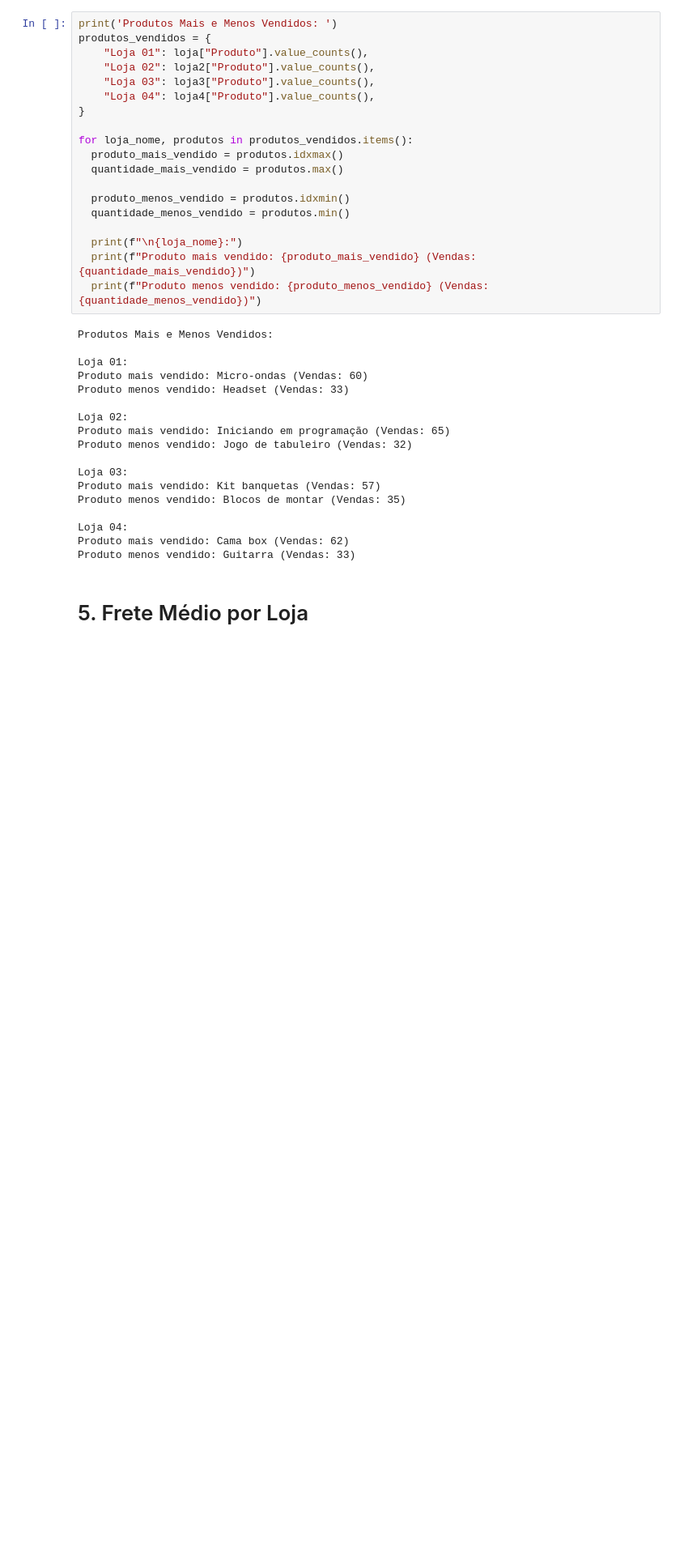
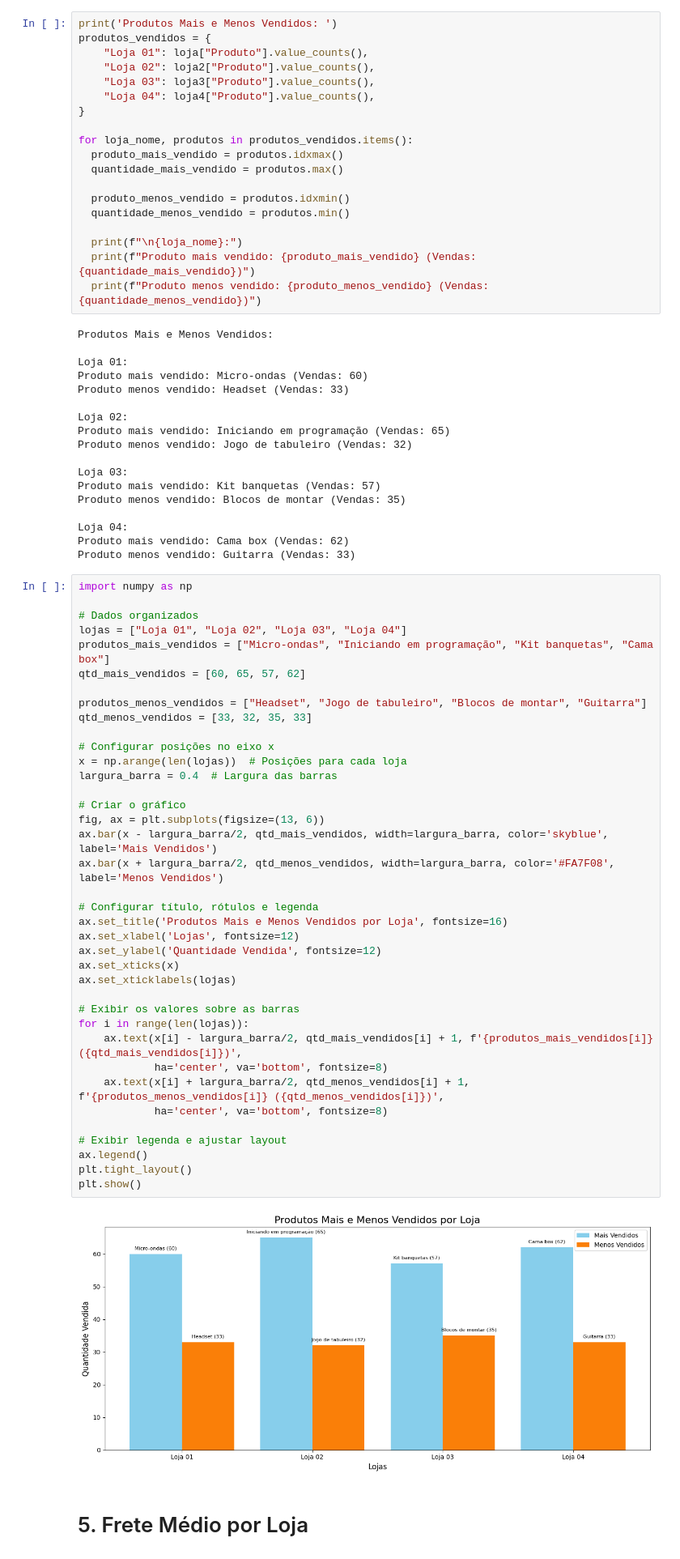
Before and after one commit to MateusSanfer/Desafio-de-codigo-AluraStore-Br, a Jupyter notebook: AluraStoreBr.ipynb, the cells around one changed output. Shown at 81% size. Cells and saved outputs as stored; diff of their text form; blank space fills up the shorter version.

```diff
--- a/AluraStoreBr.ipynb
+++ b/AluraStoreBr.ipynb
@@ -133,6 +211,46 @@ Produto menos vendido: Blocos de montar (Vendas: 35)
 Loja 04:
 Produto mais vendido: Cama box (Vendas: 62)
 Produto menos vendido: Guitarra (Vendas: 33)
+# %%
+import numpy as np
+
+# Dados organizados
+lojas = ["Loja 01", "Loja 02", "Loja 03", "Loja 04"]
+produtos_mais_vendidos = ["Micro-ondas", "Iniciando em programação", "Kit banquetas", "Cama box"]
+qtd_mais_vendidos = [60, 65, 57, 62]
+
+produtos_menos_vendidos = ["Headset", "Jogo de tabuleiro", "Blocos de montar", "Guitarra"]
+qtd_menos_vendidos = [33, 32, 35, 33]
+
+# Configurar posições no eixo x
+x = np.arange(len(lojas))  # Posições para cada loja
+largura_barra = 0.4  # Largura das barras
+
+# Criar o gráfico
+fig, ax = plt.subplots(figsize=(13, 6))
+ax.bar(x - largura_barra/2, qtd_mais_vendidos, width=largura_barra, color='skyblue', label='Mais Vendidos')
+ax.bar(x + largura_barra/2, qtd_menos_vendidos, width=largura_barra, color='#FA7F08', label='Menos Vendidos')
+
+# Configurar título, rótulos e legenda
+ax.set_title('Produtos Mais e Menos Vendidos por Loja', fontsize=16)
+ax.set_xlabel('Lojas', fontsize=12)
+ax.set_ylabel('Quantidade Vendida', fontsize=12)
+ax.set_xticks(x)
+ax.set_xticklabels(lojas)
+
+# Exibir os valores sobre as barras
+for i in range(len(lojas)):
+    ax.text(x[i] - largura_barra/2, qtd_mais_vendidos[i] + 1, f'{produtos_mais_vendidos[i]} ({qtd_mais_vendidos[i]})',
+            ha='center', va='bottom', fontsize=8)
+    ax.text(x[i] + largura_barra/2, qtd_menos_vendidos[i] + 1, f'{produtos_menos_vendidos[i]} ({qtd_menos_vendidos[i]})',
+            ha='center', va='bottom', fontsize=8)
+
+# Exibir legenda e ajustar layout
+ax.legend()
+plt.tight_layout()
+plt.show()
+# %% [output]
+[figure, added]
 # %% [markdown]
 # 5. Frete Médio por Loja
 # %%
```
Also changed, not shown: parts of 11 cells of this notebook.
